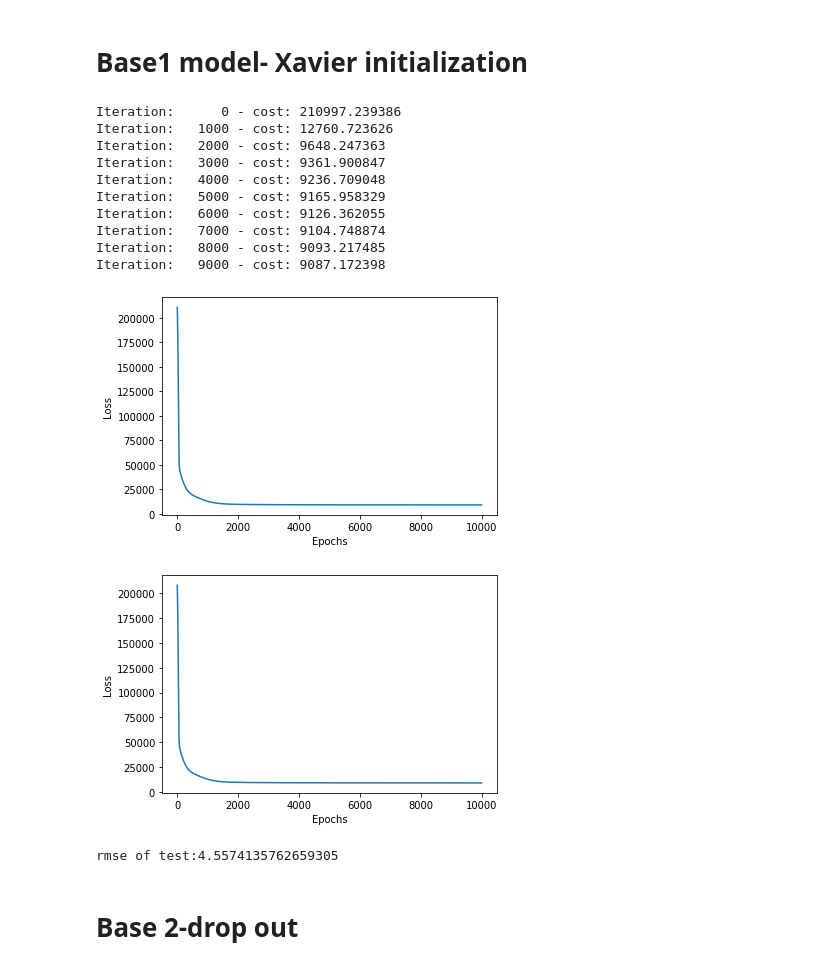
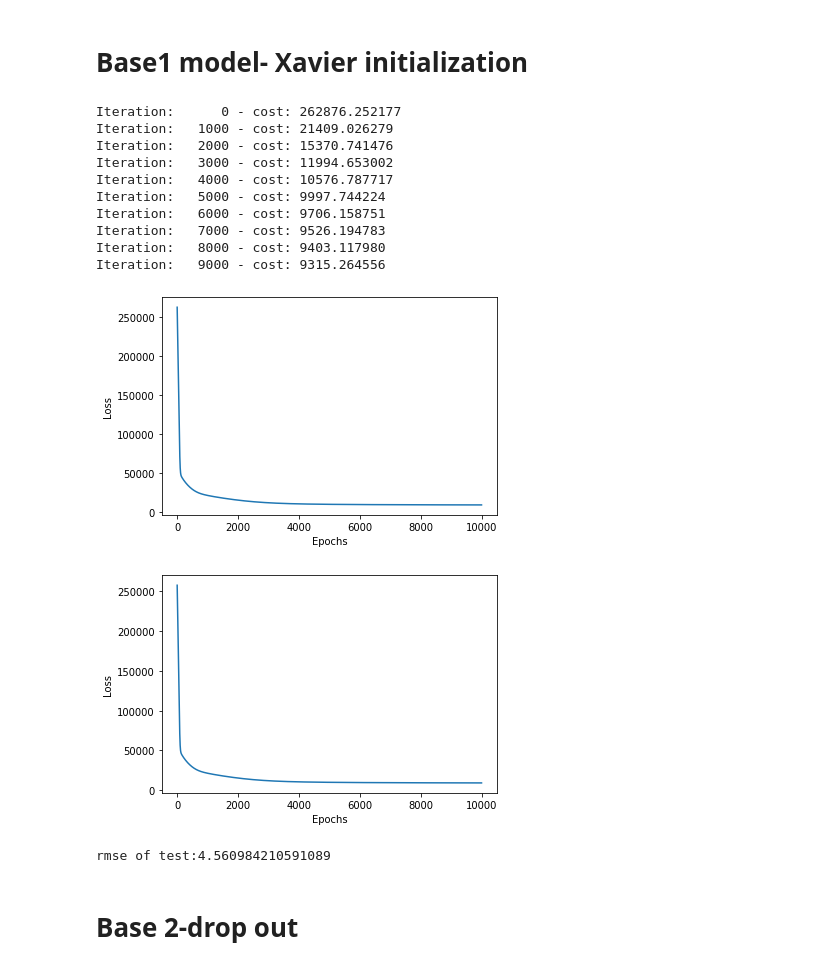
Before and after one commit to Ycjohn03/10902sml, a Jupyter notebook: 10902sml_Hw1.ipynb, the cells around one changed output. Cells and saved outputs as stored; diff of their text form; code cells hidden in the pictures.

```diff
--- a/10902sml_Hw1.ipynb
+++ b/10902sml_Hw1.ipynb
@@ -417,34 +331,34 @@ class DeepLearning:
 
         #self._accuracy_history = accuracy_history
 # %%
-dl = DeepLearning([13,4,4,4,1],10000)
+dl = DeepLearning([13,13,13,1],10000)
 dl.fit(X_train.to_numpy(), Y_train.to_numpy())
 
 import matplotlib.pyplot as plt
 
 plt.plot(range(dl.epochs),dl._loss_history)
 plt.ylabel('Loss')
 plt.xlabel('Epochs')
 plt.show()
 
 import matplotlib.pyplot as plt
 plt.plot(range(dl.epochs)[2:],dl._loss_history[2:])
 plt.ylabel('Loss')
 plt.xlabel('Epochs')
 plt.show()
 
 print('rmse of test:'+str(np.sqrt(np.mean((dl.predict_proba(X_test)-Y_test)**2))))
 # %% [output]
-Iteration:      0 - cost: 210997.239386
-Iteration:   1000 - cost: 12760.723626
-Iteration:   2000 - cost: 9648.247363
-Iteration:   3000 - cost: 9361.900847
-Iteration:   4000 - cost: 9236.709048
-Iteration:   5000 - cost: 9165.958329
-Iteration:   6000 - cost: 9126.362055
-Iteration:   7000 - cost: 9104.748874
-Iteration:   8000 - cost: 9093.217485
-Iteration:   9000 - cost: 9087.172398
+Iteration:      0 - cost: 262876.252177
+Iteration:   1000 - cost: 21409.026279
+Iteration:   2000 - cost: 15370.741476
+Iteration:   3000 - cost: 11994.653002
+Iteration:   4000 - cost: 10576.787717
+Iteration:   5000 - cost: 9997.744224
+Iteration:   6000 - cost: 9706.158751
+Iteration:   7000 - cost: 9526.194783
+Iteration:   8000 - cost: 9403.117980
+Iteration:   9000 - cost: 9315.264556
-[figure, old version]
+[figure, new version]
-[figure, old version]
+[figure, new version]
-rmse of test:4.5574135762659305
+rmse of test:4.560984210591089
```
Also changed, not shown: parts of 8 cells of this notebook.
